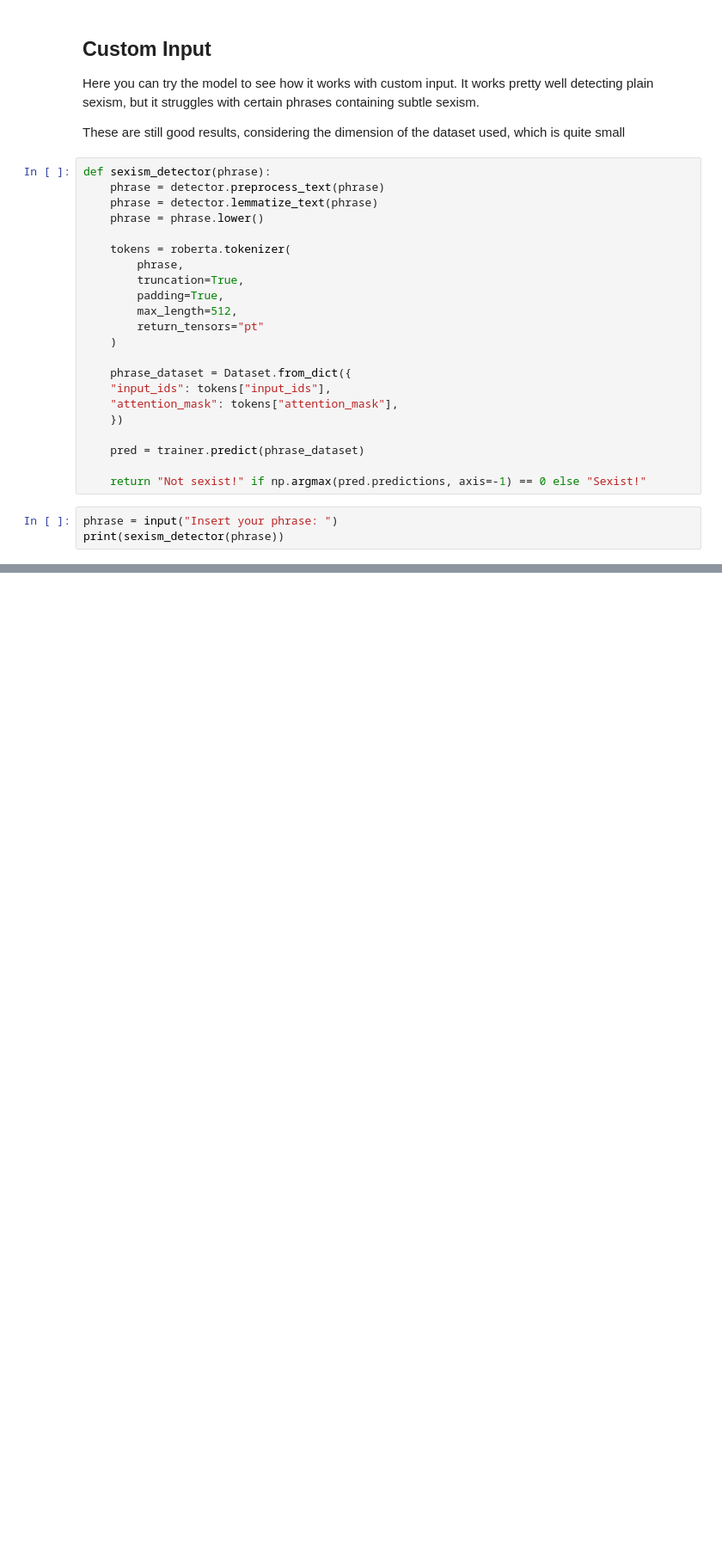
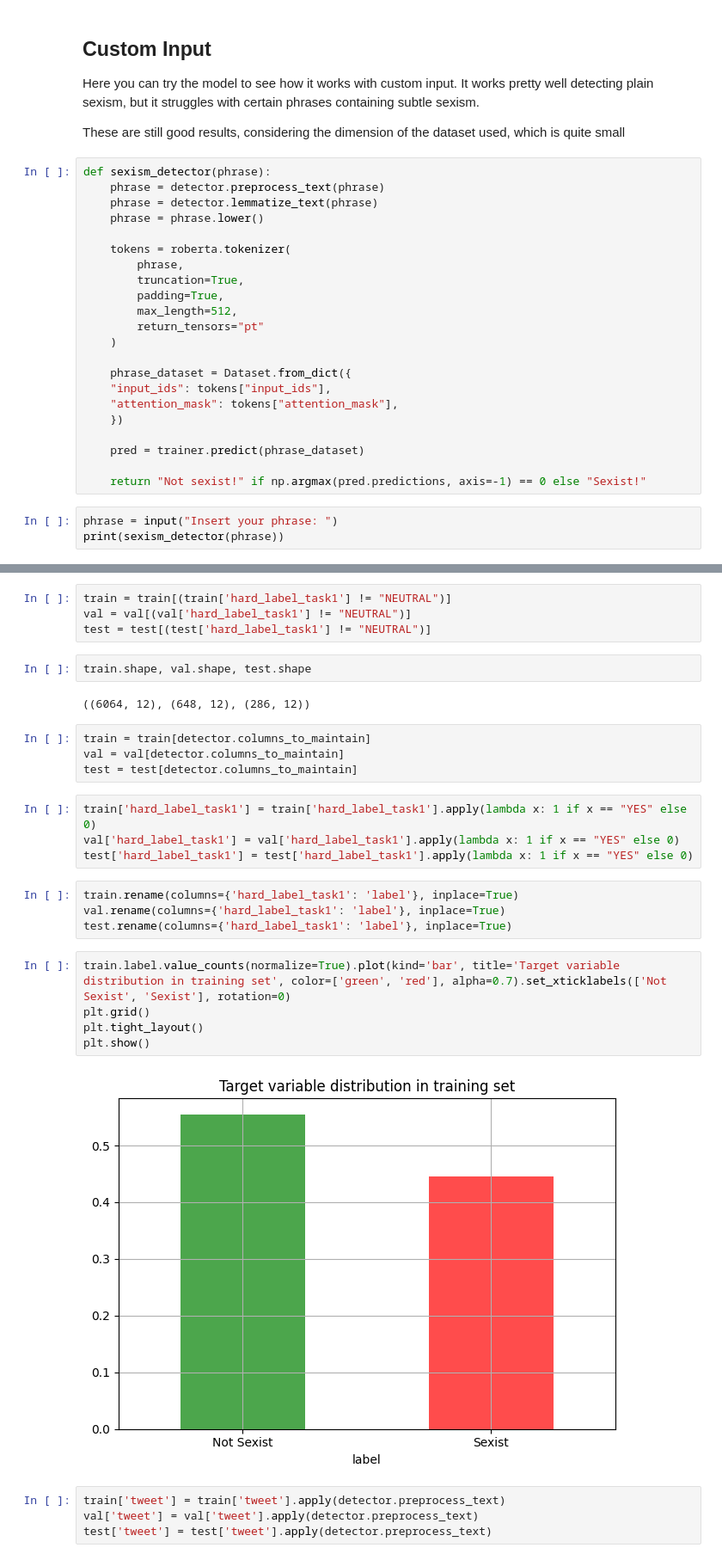
Before and after one commit to MatteoFasulo/Sexism-detection, a Jupyter notebook: assignment_1.ipynb, the cells around one changed output, grey strips where cells are left out. Shown at 86% size. Cells and saved outputs as stored; diff of their text form; blank space fills up the shorter version.

```diff
--- a/assignment_1.ipynb
+++ b/assignment_1.ipynb
@@ -1629,0 +1657,31 @@ print(sexism_detector(phrase))
+# %%
+train = train[(train['hard_label_task1'] != "NEUTRAL")]
+val = val[(val['hard_label_task1'] != "NEUTRAL")]
+test = test[(test['hard_label_task1'] != "NEUTRAL")]
+# %%
+train.shape, val.shape, test.shape
+# %% [output]
+((6064, 12), (648, 12), (286, 12))
+# %%
+train = train[detector.columns_to_maintain]
+val = val[detector.columns_to_maintain]
+test = test[detector.columns_to_maintain]
+# %%
+train['hard_label_task1'] = train['hard_label_task1'].apply(lambda x: 1 if x == "YES" else 0)
+val['hard_label_task1'] = val['hard_label_task1'].apply(lambda x: 1 if x == "YES" else 0)
+test['hard_label_task1'] = test['hard_label_task1'].apply(lambda x: 1 if x == "YES" else 0)
+# %%
+train.rename(columns={'hard_label_task1': 'label'}, inplace=True)
+val.rename(columns={'hard_label_task1': 'label'}, inplace=True)
+test.rename(columns={'hard_label_task1': 'label'}, inplace=True)
+# %%
+train.label.value_counts(normalize=True).plot(kind='bar', title='Target variable distribution in training set', color=['green', 'red'], alpha=0.7).set_xticklabels(['Not Sexist', 'Sexist'], rotation=0)
+plt.grid()
+plt.tight_layout()
+plt.show()
+# %% [output]
+[figure, added]
+# %%
+train['tweet'] = train['tweet'].apply(detector.preprocess_text)
+val['tweet'] = val['tweet'].apply(detector.preprocess_text)
+test['tweet'] = test['tweet'].apply(detector.preprocess_text)
```
Also changed, not shown: parts of 20 cells of this notebook, 6 other files.
